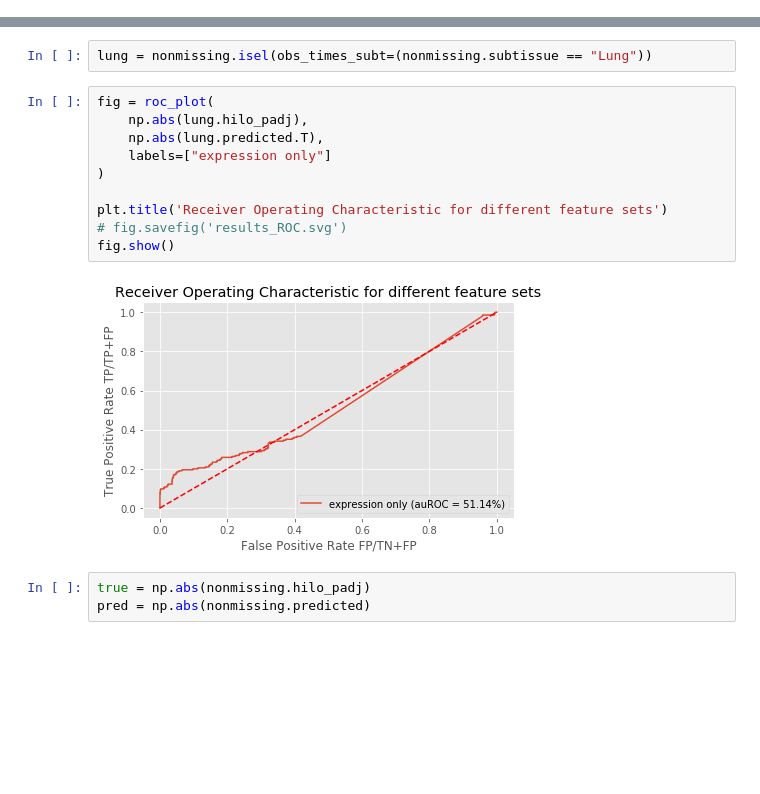
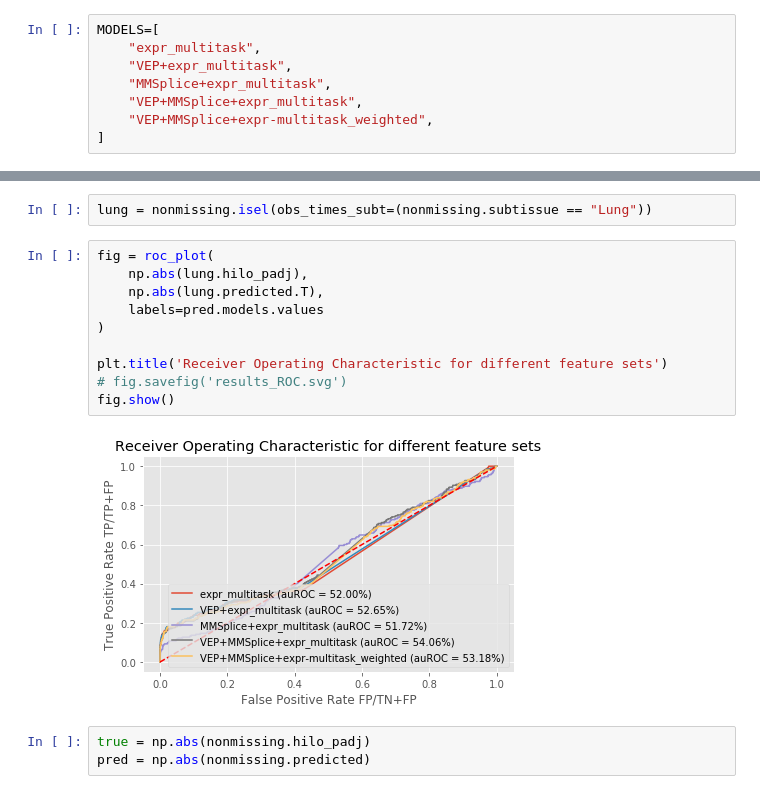
Before and after one commit to gagneurlab/rep, a Jupyter notebook: scripts/020a_compare_multitask_results.ipynb, the cells around one changed output, grey strips where cells are left out. Saved outputs shown, nothing was run; the diff lists cells and outputs as text; blank space fills up the shorter version.

Commit message:
multitask model variants

```diff
--- a/scripts/020a_compare_multitask_results.ipynb
+++ b/scripts/020a_compare_multitask_results.ipynb
@@ -87,3 +80,11 @@ MODELS=[
+# %%
+MODELS=[
+    "expr_multitask",
+    "VEP+expr_multitask",
+    "MMSplice+expr_multitask",
+    "VEP+MMSplice+expr_multitask",
+    "VEP+MMSplice+expr-multitask_weighted",
+]
 # %%
 xrds = xr.open_zarr(os.path.join(PROCESSED_DATA_DIR, "gtex/OUTRIDER/xarray_unstacked.zarr"))
 stacked_xrds = xrds.stack(observations=["individual", "genes"])
@@ -353,15 +354,15 @@ lung = nonmissing.isel(obs_times_subt=(nonmissing.subtissue == "Lung"))
 # %%
 fig = roc_plot(
     np.abs(lung.hilo_padj),
     np.abs(lung.predicted.T),
-    labels=["expression only"]
+    labels=pred.models.values
 )
 
 plt.title('Receiver Operating Characteristic for different feature sets')
 # fig.savefig('results_ROC.svg')
 fig.show()
 # %% [output]
-[figure, old version]
+[figure, new version]
 # %%
 true = np.abs(nonmissing.hilo_padj)
 pred = np.abs(nonmissing.predicted)
```
Also changed, not shown: parts of 10 cells of this notebook, 6 other files.
